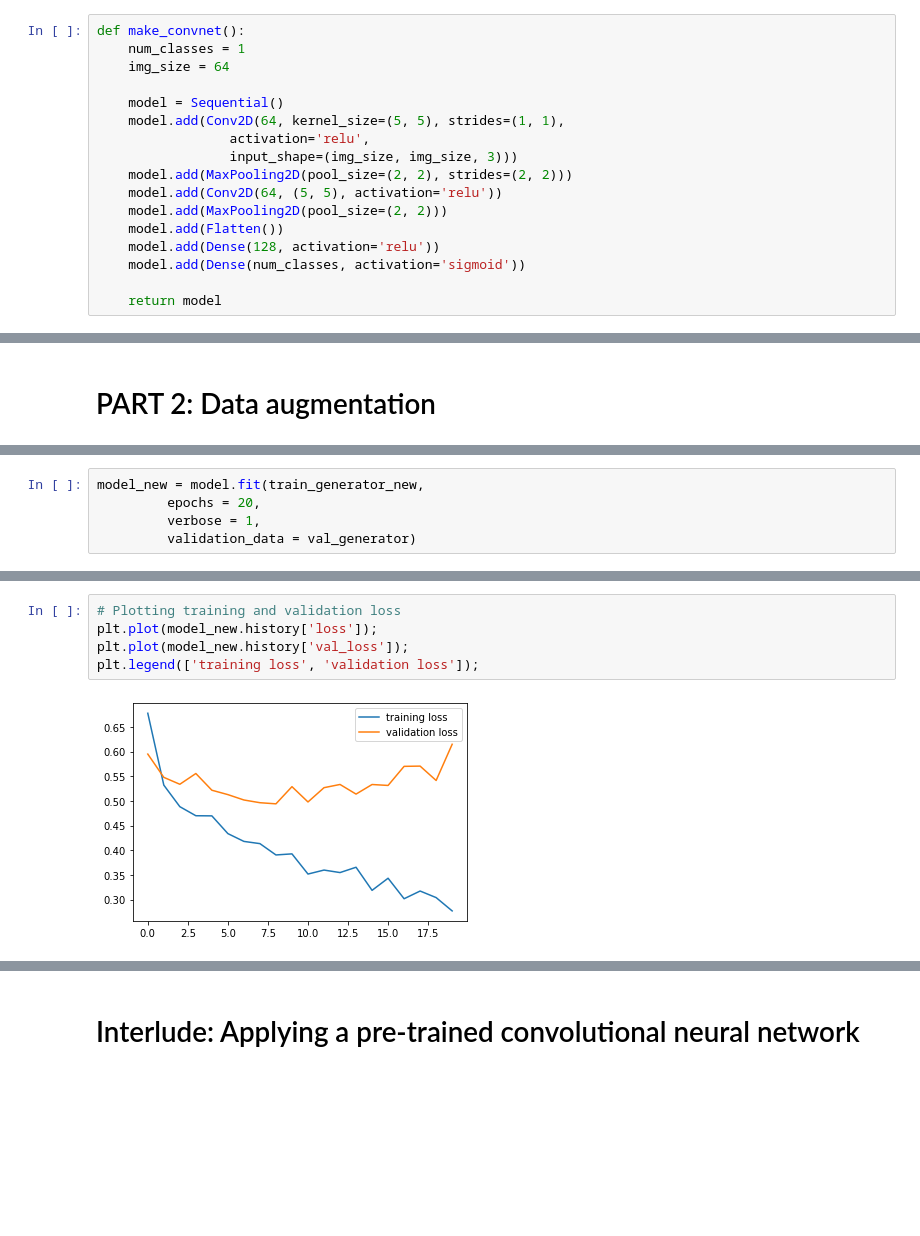
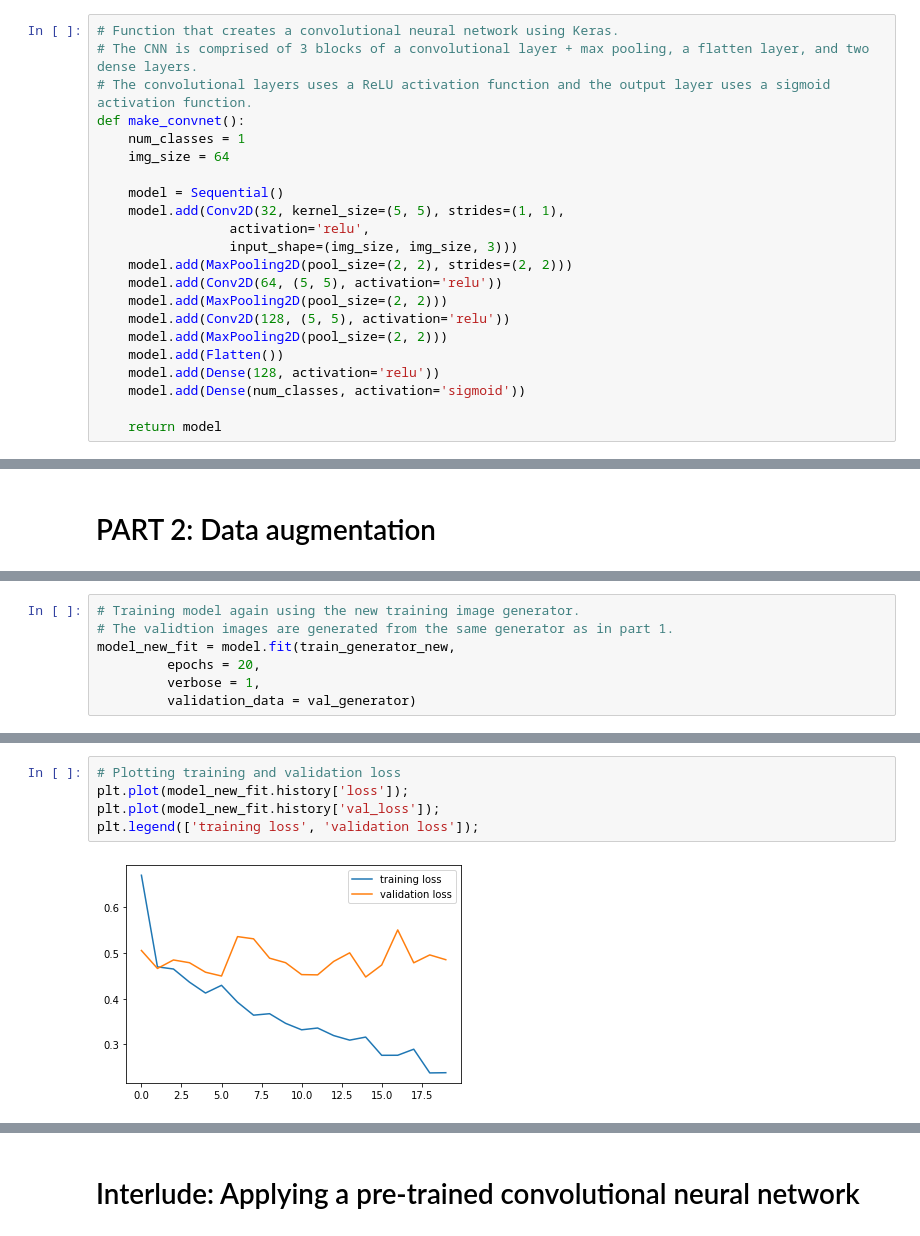
Before and after one commit to calvinnsmith/Applied-Machine-Learning, a Jupyter notebook: PA5/PA5.ipynb, the cells around one changed output, grey strips where cells are left out. Drawn from its saved outputs; the diff is of its cells as text; blank space fills up the shorter version.

```diff
--- a/PA5/PA5.ipynb
+++ b/PA5/PA5.ipynb
@@ -49,14 +45,19 @@ Xtest, Ytest = val_generator.next()
 # %%
+# Function that creates a convolutional neural network using Keras.
+# The CNN is comprised of 3 blocks of a convolutional layer + max pooling, a flatten layer, and two dense layers.
+# The convolutional layers uses a ReLU activation function and the output layer uses a sigmoid activation function.
 def make_convnet():
     num_classes = 1
     img_size = 64
 
     model = Sequential()
-    model.add(Conv2D(64, kernel_size=(5, 5), strides=(1, 1),
+    model.add(Conv2D(32, kernel_size=(5, 5), strides=(1, 1),
                  activation='relu',
                  input_shape=(img_size, img_size, 3)))
     model.add(MaxPooling2D(pool_size=(2, 2), strides=(2, 2)))
     model.add(Conv2D(64, (5, 5), activation='relu'))
+    model.add(MaxPooling2D(pool_size=(2, 2)))
+    model.add(Conv2D(128, (5, 5), activation='relu'))
     model.add(MaxPooling2D(pool_size=(2, 2)))
     model.add(Flatten())
     model.add(Dense(128, activation='relu'))
@@ -143,7 +166,9 @@ train_generator_new = data_gen_new.flow_from_directory(
 # %% [output]
 Found 1600 images belonging to 2 classes.
 # %%
-model_new = model.fit(train_generator_new,
+# Training model again using the new training image generator.
+# The validtion images are generated from the same generator as in part 1.
+model_new_fit = model.fit(train_generator_new,
          epochs = 20,
          verbose = 1,
          validation_data = val_generator)
@@ -168,9 +211,9 @@ Epoch 20/20
 # %%
 # Plotting training and validation loss
-plt.plot(model_new.history['loss']);
-plt.plot(model_new.history['val_loss']);
+plt.plot(model_new_fit.history['loss']);
+plt.plot(model_new_fit.history['val_loss']);
 plt.legend(['training loss', 'validation loss']);
 # %% [output]
-[figure, old version]
+[figure, new version]
 # %%
 # Plotting training accuracy
```
Also changed, not shown: parts of 52 cells of this notebook.
